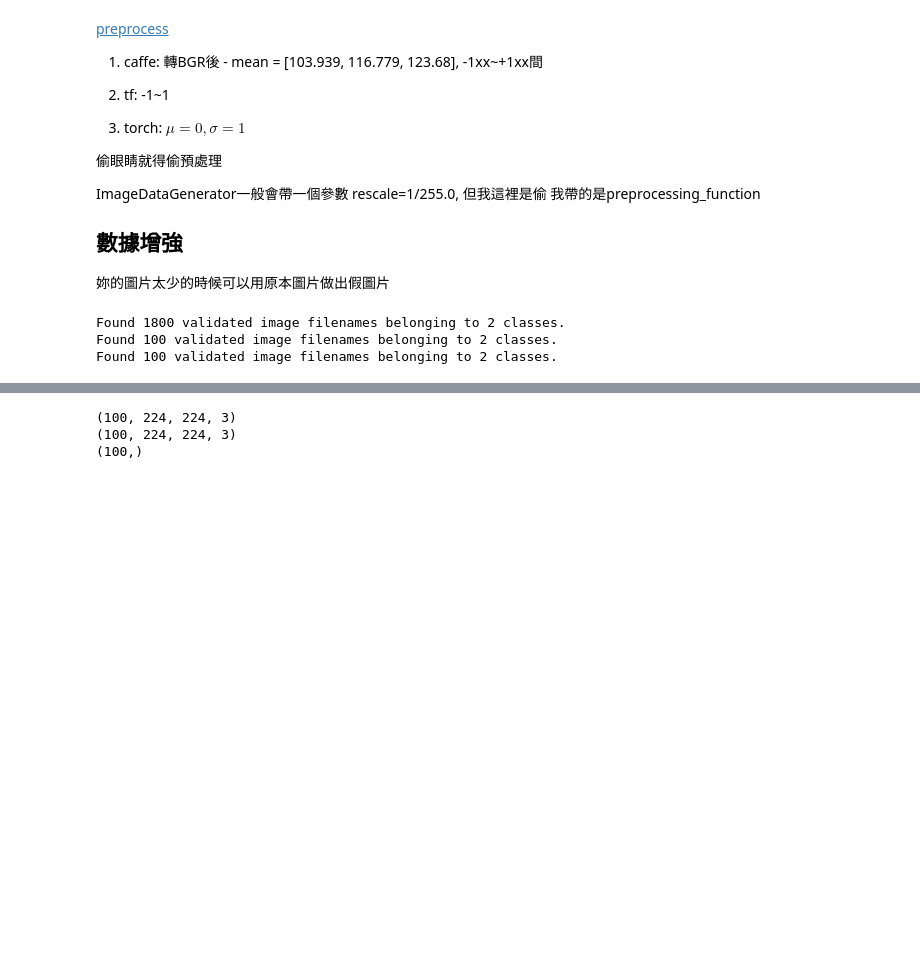
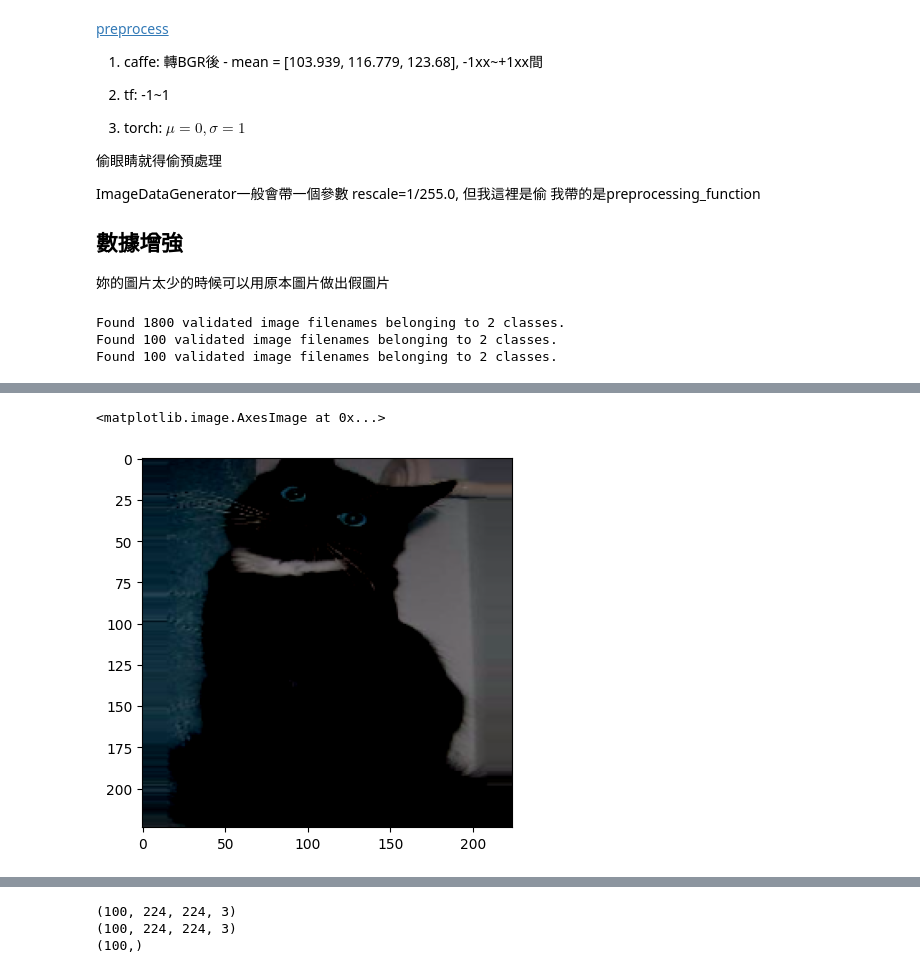
Before and after one commit to Sandwhaletree/2023.05_Tibame, a Jupyter notebook: A11_深度學習_周凡剛/遷移學習_0809.ipynb, the cells around one changed output, grey strips where cells are left out. Cells and saved outputs as stored; diff of their text form; code cells hidden in the pictures; blank space fills up the shorter version.

```diff
--- a/A11_深度學習_周凡剛/遷移學習_0809.ipynb
+++ b/A11_深度學習_周凡剛/遷移學習_0809.ipynb
@@ -95,6 +104,7 @@ test_set = test_datagen.flow_from_dataframe(
     # 一次給我32張
     batch_size=32,
     class_mode="sparse")
+plt.imshow(training_set.__next__()[0][0] / 255.0)
 # %% [output]
 Found 1800 validated image filenames belonging to 2 classes.
 Found 100 validated image filenames belonging to 2 classes.
@@ -102,3 +113,5 @@ Found 100 validated image filenames belonging to 2 classes.
+<matplotlib.image.AxesImage at 0x...>
+[figure, added]
 # %%
 # 秀出訓練資料被數據增強以後產生的圖片
 import matplotlib.pyplot as plt
```
Also changed, not shown: parts of 11 cells of this notebook.
